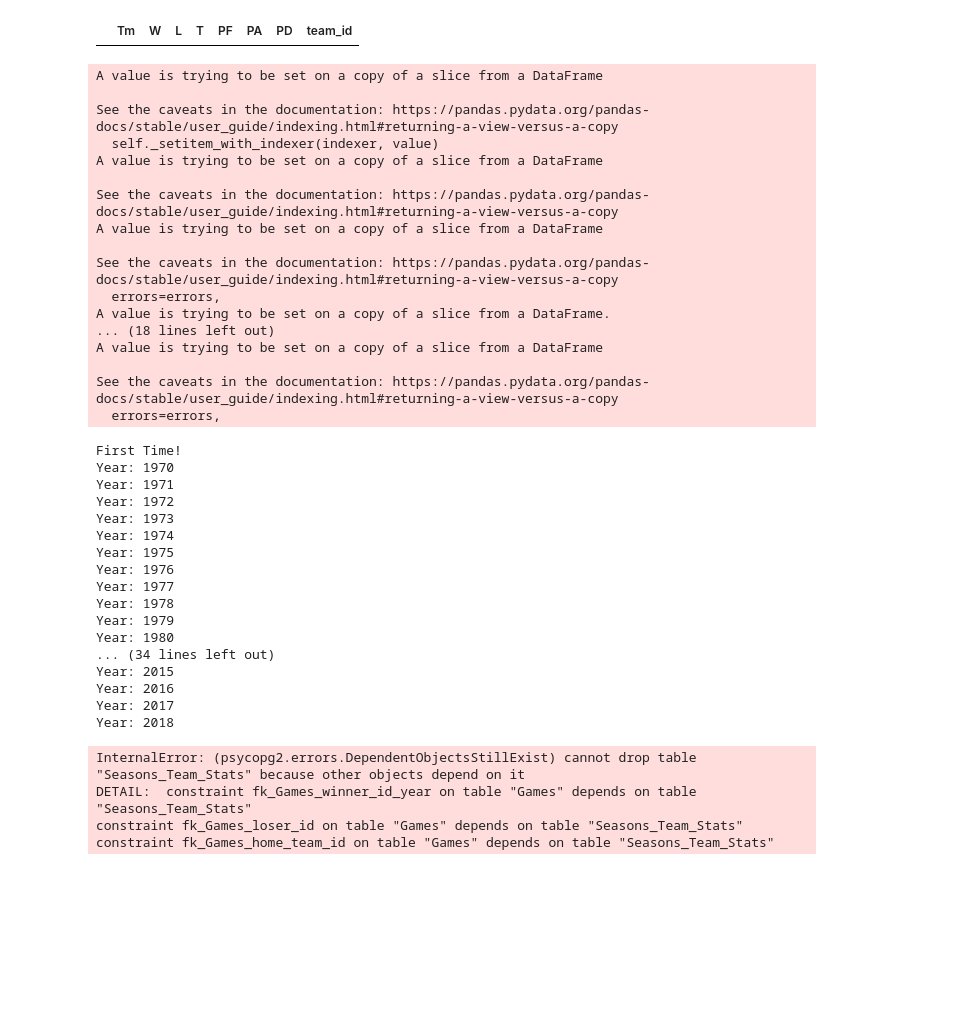
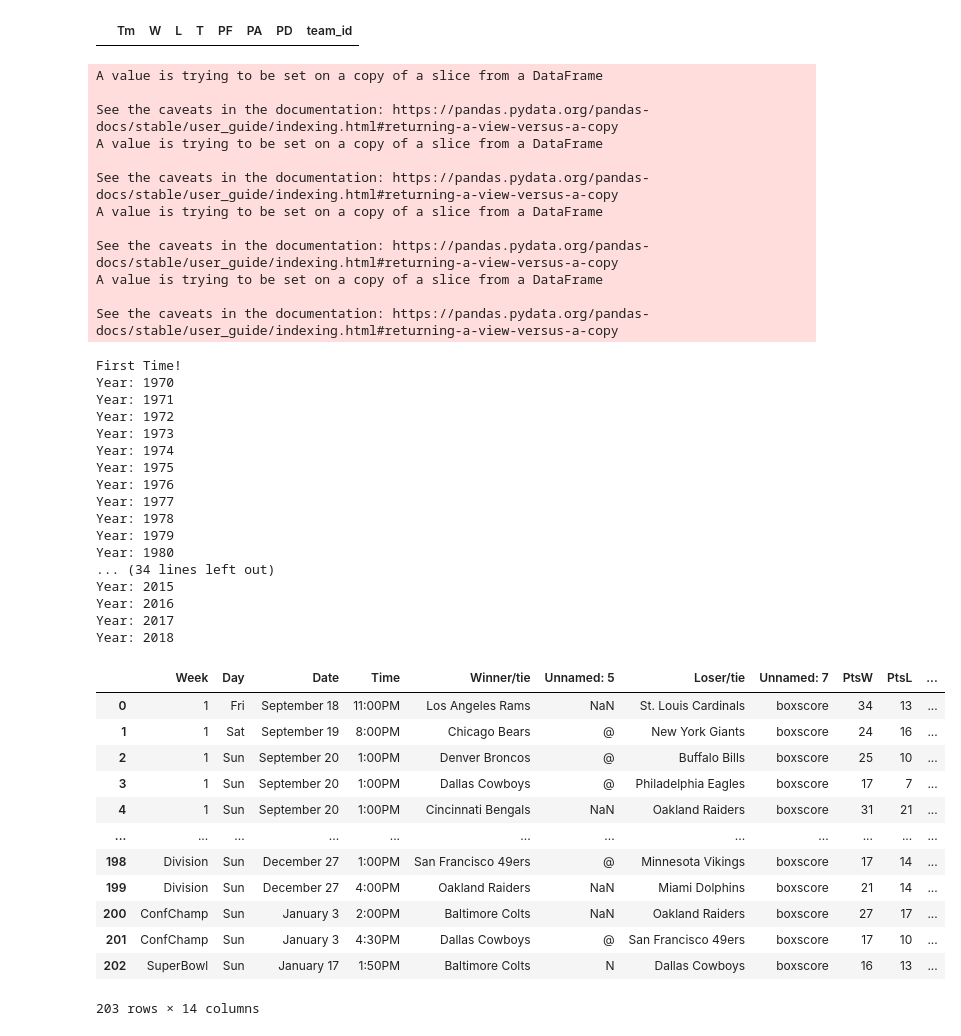
Before and after one commit to KevinKillman/ETL-Project, a Jupyter notebook: test_scrape.ipynb, the cells around one changed output. Cells and saved outputs as stored; diff of their text form; code cells hidden in the pictures; blank space fills up the shorter version.

```diff
--- a/test_scrape.ipynb
+++ b/test_scrape.ipynb
@@ -143,14 +140,27 @@ for year in range(1970,2019,1):
         master_league = master_league.append(league)
         print(f'Year: {year}')
     master_league.fillna(0.2, inplace=True)
-    if master_league.loc[master_league['team_id'] == 0.2].empty:
-        # print(master_league)
-        master_league['team_id'] = master_league['team_id'].astype(int)
-        master_league.to_sql('Seasons_Team_Stats',con=engine, if_exists='replace')
+
+
+
+if master_league.loc[master_league['team_id'] == 0.2].empty:
+    # print(master_league)
+    master_league['team_id'] = master_league['team_id'].astype(int)
+    try:
+        master_league.to_sql('Seasons_Team_Stats',con=engine, if_exists='fail')
         engine.execute('ALTER TABLE "Seasons_Team_Stats" ADD CONSTRAINT "team_year_pk" UNIQUE("team_id", "year");')
+    except ValueError:
+        kevin='kevin'
+else:
+    print('Team ID is Missing')
 
-    else:
-        print('Team ID is Missing')
+
+
+
+
+
+
+
         # print()
     # exists = False
     # try:
@@ -176,23 +186,18 @@ for year in range(1970,2019,1):
 
 # nfc.to_sql('1970_Season_Team', engine, if_exists='replace', )
 # %% [output]
-A value is trying to be set on a copy of a slice from a DataFrame
-
-See the caveats in the documentation: https://pandas.pydata.org/pandas-docs/stable/user_guide/indexing.html#returning-a-view-versus-a-copy
-  self._setitem_with_indexer(indexer, value)
 A value is trying to be set on a copy of a slice from a DataFrame
 
 See the caveats in the documentation: https://pandas.pydata.org/pandas-docs/stable/user_guide/indexing.html#returning-a-view-versus-a-copy
 A value is trying to be set on a copy of a slice from a DataFrame
 
 See the caveats in the documentation: https://pandas.pydata.org/pandas-docs/stable/user_guide/indexing.html#returning-a-view-versus-a-copy
-  errors=errors,
-A value is trying to be set on a copy of a slice from a DataFrame.
-... (18 lines left out)
 A value is trying to be set on a copy of a slice from a DataFrame
 
 See the caveats in the documentation: https://pandas.pydata.org/pandas-docs/stable/user_guide/indexing.html#returning-a-view-versus-a-copy
-  errors=errors,
+A value is trying to be set on a copy of a slice from a DataFrame
+
+See the caveats in the documentation: https://pandas.pydata.org/pandas-docs/stable/user_guide/indexing.html#returning-a-view-versus-a-copy
 First Time!
 Year: 1970
 Year: 1971
@@ -214,15 +219,31 @@ Year: 2018
 # master_league.to_sql('Seasons_Team_Stats',con=engine, if_exists='replace')
 # engine.execute('ALTER TABLE "Seasons_Team_Stats" DROP CONSTRAINT "pk_Seasons_Team_Stats";')
 # engine.execute('ALTER TABLE "Seasons_Team_Stats" ADD CONSTRAINT "team_year_pk" UNIQUE("team_id", "year");')
-# engine.execute(f'ALTER TABLE "Games" ADD CONSTRAINT "fk_Games_winner_id_year" FOREIGN KEY("winner_id", "year") REFERENCES "Seasons_Team_Stats" ("team_id", "year"); ALTER TABLE "Games" ADD CONSTRAINT "fk_Games_loser_id" FOREIGN KEY("loser_id", "year") REFERENCES "Seasons_Team_Stats" ("team_id", "year"); ALTER TABLE "Games" ADD CONSTRAINT "fk_Games_home_team_id" FOREIGN KEY("home_team_id", "year") REFERENCES "Seasons_Team_Stats" ("team_id", "year"); ALTER TABLE "Games" ADD CONSTRAINT "fk_Games_away_team_id" FOREIGN KEY("away_team_id", "year") REFERENCES "Seasons_Team_Stats" ("team_id", "year"); ALTER TABLE "Games" ADD CONSTRAINT "fk_Games_stadium_id" FOREIGN KEY("stadium_id") REFERENCES "Stadiums" ("stadium_id");ALTER TABLE "Games" ADD CONSTRAINT "fk_Games_station_id" FOREIGN KEY("station_id")REFERENCES "Stations" ("station_id") ;ALTER TABLE "Stadiums" ADD CONSTRAINT "fk_Stadiums_team_id" FOREIGN KEY("team_id") REFERENCES "Teams" ("team_id"); ALTER TABLE "Stadiums" ADD CONSTRAINT "fk_Stadiums_station_id" FOREIGN KEY("station_id") REFERENCES "Stations" ("station_id"); ALTER TABLE "Seasons_Team_Stats" ADD CONSTRAINT "fk_Seasons_Team_Stats_team_id" FOREIGN KEY("team_id") REFERENCES "Teams" ("team_id");')
+# engine.execute(f'ALTER TABLE "Games" ADD CONSTRAINT "fk_Games_winner_id_year" FOREIGN KEY("winner_id", "year") REFERENCES "Seasons_Team_Stats" ("team_id", "year"); ALTER TABLE "Games" ADD CONSTRAINT "fk_Games_loser_id" FOREIGN KEY("loser_id", "year") REFERENCES "Seasons_Team_Stats" ("team_id", "year"); ALTER TABLE "Games" ADD CONSTRAINT "fk_Games_home_team_id" FOREIGN KEY("home_team_id", "year") REFERENCES "Seasons_Team_Stats" ("team_id", "year"); ALTER TABLE "Games" ADD CONSTRAINT "fk_Games_away_team_id" FOREIGN KEY("away_team_id", "year") REFERENCES "Seasons_Team_Stats" ("team_id", "year"); ')
+
+
+session.close_all()
-# %% [output]
-InternalError: (psycopg2.errors.DependentObjectsStillExist) cannot drop table "Seasons_Team_Stats" because other objects depend on it
-DETAIL:  constraint fk_Games_winner_id_year on table "Games" depends on table "Seasons_Team_Stats"
-constraint fk_Games_loser_id on table "Games" depends on table "Seasons_Team_Stats"
-constraint fk_Games_home_team_id on table "Games" depends on table "Seasons_Team_Stats"
 # %%
-for x in Base.classes.keys():
-    engine.execute(f'DROP TABLE "{x}" CASCADE;')
+# for x in Base.classes.keys():
+#     engine.execute(f'DROP TABLE "{x}" CASCADE;')
+tables = pd.read_html('https://www.pro-football-reference.com/years/1970/games.htm')
+year = 1970
+games_df = tables[0]
+games_df
+# %% [output]
+|  | Week | Day | Date | Time | Winner/tie | Unnamed: 5 | Loser/tie | Unnamed: 7 | PtsW | PtsL | ... |
+| 0 | 1 | Fri | September 18 | 11:00PM | Los Angeles Rams | NaN | St. Louis Cardinals | boxscore | 34 | 13 | ... |
+| 1 | 1 | Sat | September 19 | 8:00PM | Chicago Bears | @ | New York Giants | boxscore | 24 | 16 | ... |
+| 2 | 1 | Sun | September 20 | 1:00PM | Denver Broncos | @ | Buffalo Bills | boxscore | 25 | 10 | ... |
+| 3 | 1 | Sun | September 20 | 1:00PM | Dallas Cowboys | @ | Philadelphia Eagles | boxscore | 17 | 7 | ... |
+| 4 | 1 | Sun | September 20 | 1:00PM | Cincinnati Bengals | NaN | Oakland Raiders | boxscore | 31 | 21 | ... |
+| ... | ... | ... | ... | ... | ... | ... | ... | ... | ... | ... | ... |
+| 198 | Division | Sun | December 27 | 1:00PM | San Francisco 49ers | @ | Minnesota Vikings | boxscore | 17 | 14 | ... |
+| 199 | Division | Sun | December 27 | 4:00PM | Oakland Raiders | NaN | Miami Dolphins | boxscore | 21 | 14 | ... |
+| 200 | ConfChamp | Sun | January 3 | 2:00PM | Baltimore Colts | NaN | Oakland Raiders | boxscore | 27 | 17 | ... |
+| 201 | ConfChamp | Sun | January 3 | 4:30PM | Dallas Cowboys | @ | San Francisco 49ers | boxscore | 17 | 10 | ... |
+| 202 | SuperBowl | Sun | January 17 | 1:50PM | Baltimore Colts | N | Dallas Cowboys | boxscore | 16 | 13 | ... |
+203 rows × 14 columns
 # %%
 tables = pd.read_html('https://www.pro-football-reference.com/years/1970/games.htm')
 year = 1970
```
Also changed, not shown: parts of 16 cells of this notebook, 4 other files.
